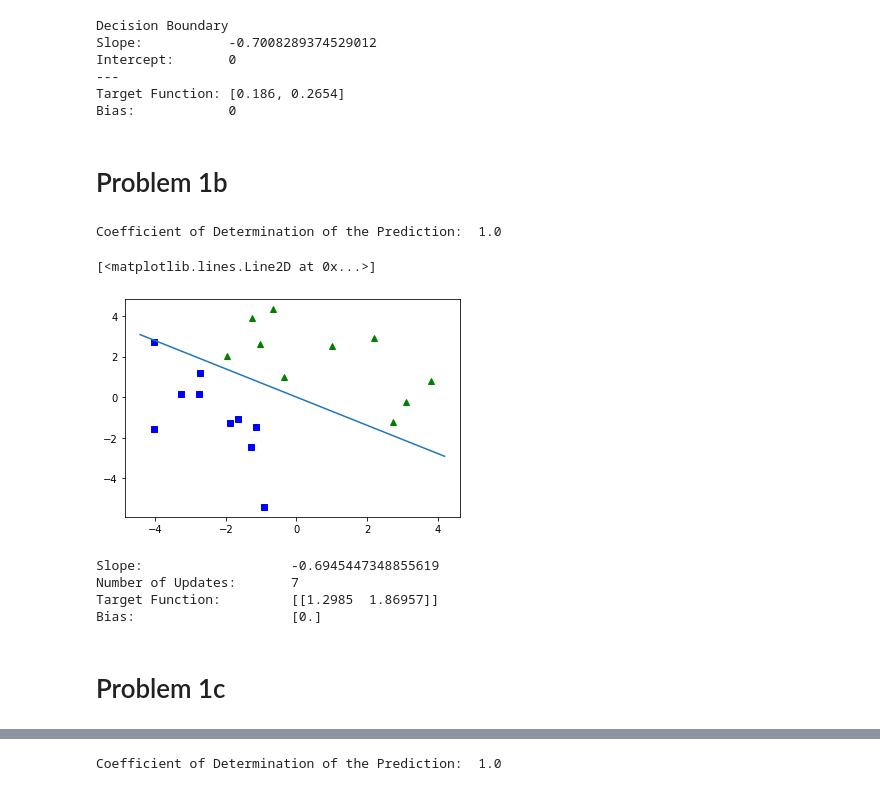
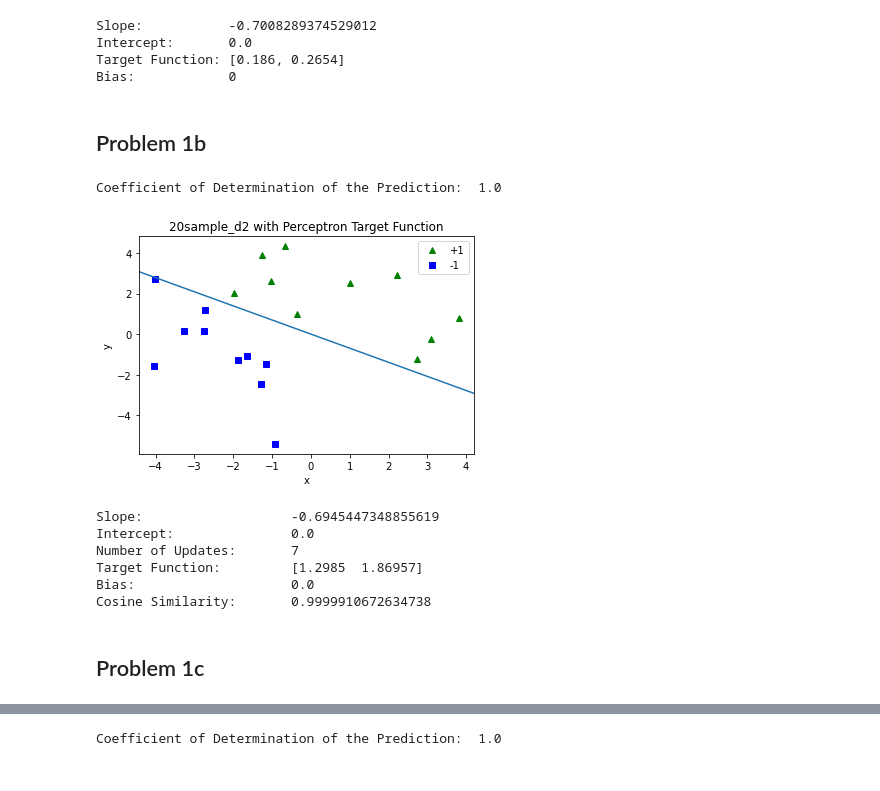
Before and after one commit to willychangx/sklearn-perceptron, a Jupyter notebook: EE445_HW1.ipynb, the cells around one changed output, grey strips where cells are left out. Drawn from its saved outputs; the diff is of its cells as text; code cells hidden in the pictures.

```diff
--- a/EE445_HW1.ipynb
+++ b/EE445_HW1.ipynb
@@ -33,19 +66,15 @@ plt.plot(line_x, line_y)
 # %%
-print("Decision Boundary")
 print("Slope:\t\t", slope)
-print("Intercept:\t", b)
-print("---")
-print("Target Function:", w)
-print("Bias:\t\t", b)
+print("Intercept:\t", intercept)
+print("Target Function:", target_function[:2])
+print("Bias:\t\t", target_function[2])
 # %% [output]
-Decision Boundary
 Slope:           -0.7008289374529012
-Intercept:       0
----
+Intercept:       0.0
 Target Function: [0.186, 0.2654]
 Bias:            0
 # %% [markdown]
-# Problem 1b
+## Problem 1b
 # %%
 # create Perceptron model
 clf = Perceptron(tol=1e-3, random_state=0)
@@ -58,30 +87,47 @@ print("Coefficient of Determination of the Prediction:\t", clf.score(X,y))
 # %% [output]
 Coefficient of Determination of the Prediction:  1.0
 # %%
-# plot original dataset
-plt.plot(X[0][y == 1],X[1][y == 1], 'g^')
-plt.plot(X[0][y == -1],X[1][y == -1], 'bs')
+# plot dataset
+plt.plot(X[0][y == 1],X[1][y == 1], 'g^', label='+1')
+plt.plot(X[0][y == -1],X[1][y == -1], 'bs', label='-1')
+plt.legend()
+
+# get/set axis info
+axes = plt.gca()
+axes.set_title(file.rstrip('.csv') + ' with Perceptron Target Function')
+axes.set_xlabel('x')
+axes.set_ylabel('y')
+xlim = axes.get_xlim()
+ylim = axes.get_ylim()
 
 # plot generated target function/decision boundary
-slope_new = -clf.coef_[0][0] / clf.coef_[0][1]
-b_new = clf.intercept_[0] / clf.coef_[0][1]
-line_y_new = [slope_new * i + b_new for i in line_x]
-plt.plot(line_x, line_y_new)
+target_function_new = clf.coef_[0]
+target_function_new = np.append(target_function_new, clf.intercept_[0])
+slope_new = -target_function_new[0] / target_function_new[1]
+intercept_new = target_function_new[2] / target_function_new[1]
+Y_new = [slope_new * i + intercept_new for i in xlim]
+plt.plot(xlim, Y_new)
+axes.set_xlim(xlim)
+axes.set_ylim(ylim)
+
+plt.show()
 # %% [output]
-[<matplotlib.lines.Line2D at 0x...>]
-[figure, old version]
+[figure, new version]
 # %%
 print("Slope:\t\t\t", slope_new)
-print("Intercept:\t\t", b_new)
+print("Intercept:\t\t", intercept_new)
 print("Number of Updates:\t", clf.n_iter_)
-print("Target Function:\t", clf.coef_)
-print("Bias:\t\t\t", clf.intercept_)
+print("Target Function:\t", target_function_new[:2])
+print("Bias:\t\t\t", target_function_new[2])
+print("Cosine Similarity:\t", cosine_similarity(target_function, target_function_new))
 # %% [output]
 Slope:                   -0.6945447348855619
+Intercept:               0.0
 Number of Updates:       7
-Target Function:         [[1.2985  1.86957]]
-Bias:                    [0.]
+Target Function:         [1.2985  1.86957]
+Bias:                    0.0
+Cosine Similarity:       0.9999910672634738
 # %% [markdown]
-# Problem 1c
+## Problem 1c
 # %%
 # load data
```
Also changed, not shown: parts of 25 cells of this notebook, 1 other file.
